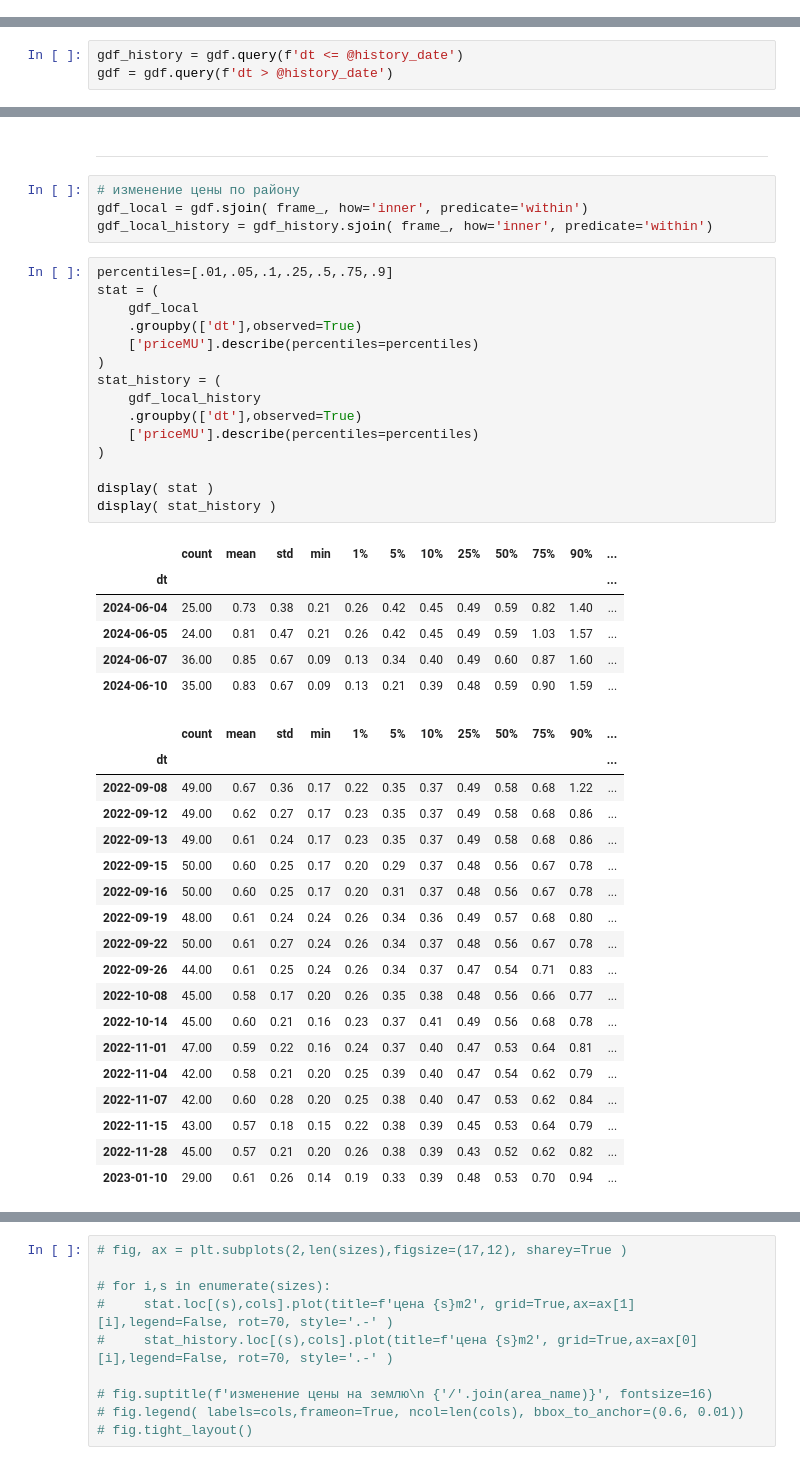
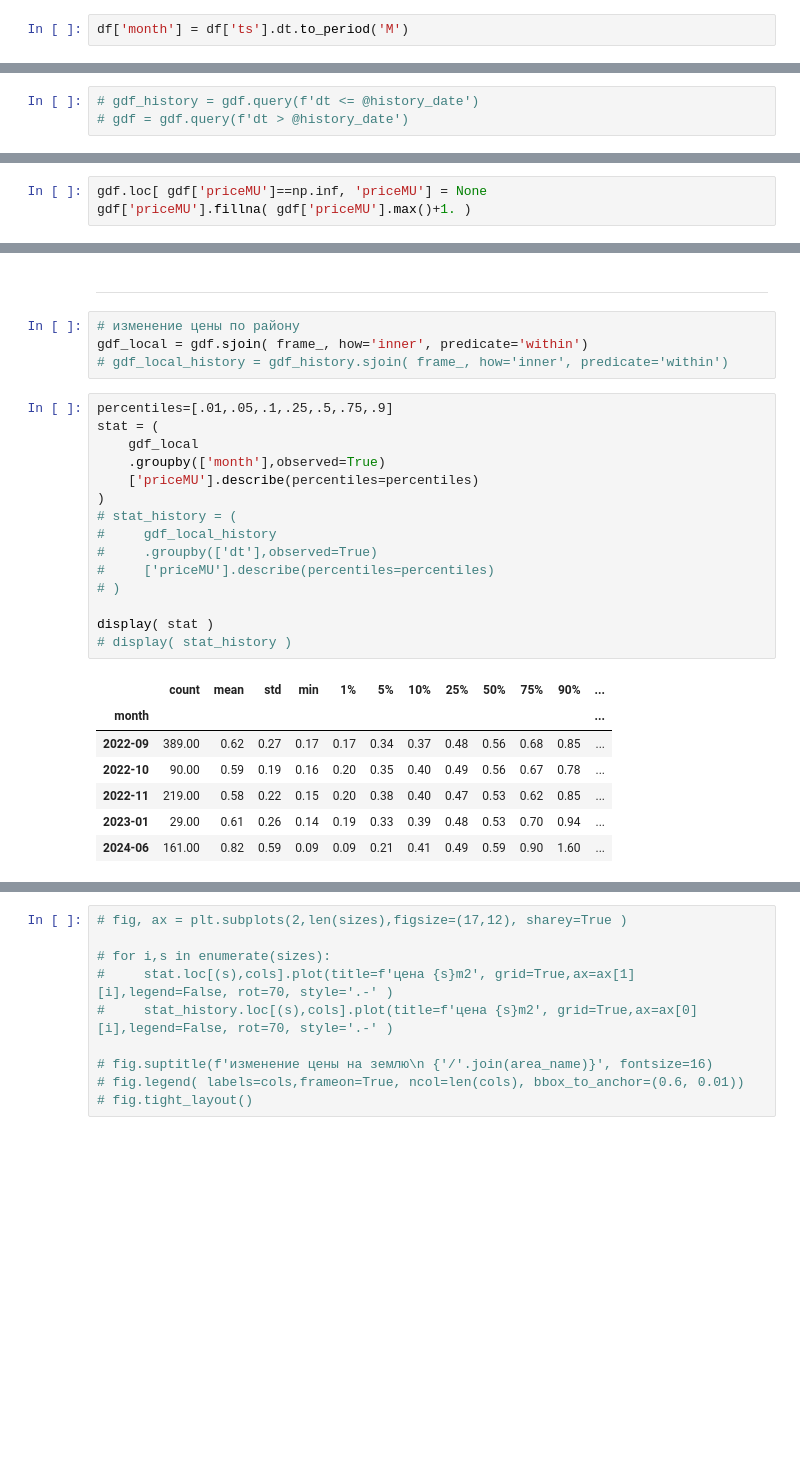
Before and after one commit to smechanoid/avito-parser, a Jupyter notebook: 06b-analysis-land-unit.ipynb, the cells around one changed output, grey strips where cells are left out. Drawn from its saved outputs; the diff is of its cells as text; blank space fills up the shorter version.

```diff
--- a/06b-analysis-land-unit.ipynb
+++ b/06b-analysis-land-unit.ipynb
@@ -72,3 +72,5 @@ del df_
+# %%
+df['month'] = df['ts'].dt.to_period('M')
 # %%
 display( len(df) )
 df = df.query('priceM>1e-3').reset_index(drop=True)
@@ -164,4 +166,4 @@ datetime.date(2024, 6, 10)
 # %%
-gdf_history = gdf.query(f'dt <= @history_date')
-gdf = gdf.query(f'dt > @history_date')
+# gdf_history = gdf.query(f'dt <= @history_date')
+# gdf = gdf.query(f'dt > @history_date')
 # %%
@@ -222,0 +226,3 @@ gdf.query('place=="sevastopol"')[['title','address','priceM','geometry']].sample
+# %%
+gdf.loc[ gdf['priceMU']==np.inf, 'priceMU'] = None
+gdf['priceMU'].fillna( gdf['priceMU'].max()+1. )
@@ -495,44 +504,27 @@ gdf_[['title','priceM','address','geometry']].explore( legend=False)
 # %%
 # изменение цены по району
 gdf_local = gdf.sjoin( frame_, how='inner', predicate='within')
-gdf_local_history = gdf_history.sjoin( frame_, how='inner', predicate='within')
+# gdf_local_history = gdf_history.sjoin( frame_, how='inner', predicate='within')
 # %%
 percentiles=[.01,.05,.1,.25,.5,.75,.9]
 stat = (
     gdf_local
-    .groupby(['dt'],observed=True)
+    .groupby(['month'],observed=True)
     ['priceMU'].describe(percentiles=percentiles)
 )
-stat_history = (
-    gdf_local_history
-    .groupby(['dt'],observed=True)
-    ['priceMU'].describe(percentiles=percentiles)
-)
+# stat_history = (
+#     gdf_local_history
+#     .groupby(['dt'],observed=True)
+#     ['priceMU'].describe(percentiles=percentiles)
+# )
 
 display( stat )
-display( stat_history )
+# display( stat_history )
 # %% [output]
 |  | count | mean | std | min | 1% | 5% | 10% | 25% | 50% | 75% | 90% | ... |
-| dt |  |  |  |  |  |  |  |  |  |  |  | ... |
-| 2024-06-04 | 25.00 | 0.73 | 0.38 | 0.21 | 0.26 | 0.42 | 0.45 | 0.49 | 0.59 | 0.82 | 1.40 | ... |
-| 2024-06-05 | 24.00 | 0.81 | 0.47 | 0.21 | 0.26 | 0.42 | 0.45 | 0.49 | 0.59 | 1.03 | 1.57 | ... |
-| 2024-06-07 | 36.00 | 0.85 | 0.67 | 0.09 | 0.13 | 0.34 | 0.40 | 0.49 | 0.60 | 0.87 | 1.60 | ... |
-| 2024-06-10 | 35.00 | 0.83 | 0.67 | 0.09 | 0.13 | 0.21 | 0.39 | 0.48 | 0.59 | 0.90 | 1.59 | ... |
+| month |  |  |  |  |  |  |  |  |  |  |  | ... |
+| 2022-09 | 389.00 | 0.62 | 0.27 | 0.17 | 0.17 | 0.34 | 0.37 | 0.48 | 0.56 | 0.68 | 0.85 | ... |
+| 2022-10 | 90.00 | 0.59 | 0.19 | 0.16 | 0.20 | 0.35 | 0.40 | 0.49 | 0.56 | 0.67 | 0.78 | ... |
+| 2022-11 | 219.00 | 0.58 | 0.22 | 0.15 | 0.20 | 0.38 | 0.40 | 0.47 | 0.53 | 0.62 | 0.85 | ... |
+| 2023-01 | 29.00 | 0.61 | 0.26 | 0.14 | 0.19 | 0.33 | 0.39 | 0.48 | 0.53 | 0.70 | 0.94 | ... |
+| 2024-06 | 161.00 | 0.82 | 0.59 | 0.09 | 0.09 | 0.21 | 0.41 | 0.49 | 0.59 | 0.90 | 1.60 | ... |
-|  | count | mean | std | min | 1% | 5% | 10% | 25% | 50% | 75% | 90% | ... |
-| dt |  |  |  |  |  |  |  |  |  |  |  | ... |
-| 2022-09-08 | 49.00 | 0.67 | 0.36 | 0.17 | 0.22 | 0.35 | 0.37 | 0.49 | 0.58 | 0.68 | 1.22 | ... |
-| 2022-09-12 | 49.00 | 0.62 | 0.27 | 0.17 | 0.23 | 0.35 | 0.37 | 0.49 | 0.58 | 0.68 | 0.86 | ... |
-| 2022-09-13 | 49.00 | 0.61 | 0.24 | 0.17 | 0.23 | 0.35 | 0.37 | 0.49 | 0.58 | 0.68 | 0.86 | ... |
-| 2022-09-15 | 50.00 | 0.60 | 0.25 | 0.17 | 0.20 | 0.29 | 0.37 | 0.48 | 0.56 | 0.67 | 0.78 | ... |
-| 2022-09-16 | 50.00 | 0.60 | 0.25 | 0.17 | 0.20 | 0.31 | 0.37 | 0.48 | 0.56 | 0.67 | 0.78 | ... |
-| 2022-09-19 | 48.00 | 0.61 | 0.24 | 0.24 | 0.26 | 0.34 | 0.36 | 0.49 | 0.57 | 0.68 | 0.80 | ... |
-| 2022-09-22 | 50.00 | 0.61 | 0.27 | 0.24 | 0.26 | 0.34 | 0.37 | 0.48 | 0.56 | 0.67 | 0.78 | ... |
-| 2022-09-26 | 44.00 | 0.61 | 0.25 | 0.24 | 0.26 | 0.34 | 0.37 | 0.47 | 0.54 | 0.71 | 0.83 | ... |
-| 2022-10-08 | 45.00 | 0.58 | 0.17 | 0.20 | 0.26 | 0.35 | 0.38 | 0.48 | 0.56 | 0.66 | 0.77 | ... |
-| 2022-10-14 | 45.00 | 0.60 | 0.21 | 0.16 | 0.23 | 0.37 | 0.41 | 0.49 | 0.56 | 0.68 | 0.78 | ... |
-| 2022-11-01 | 47.00 | 0.59 | 0.22 | 0.16 | 0.24 | 0.37 | 0.40 | 0.47 | 0.53 | 0.64 | 0.81 | ... |
-| 2022-11-04 | 42.00 | 0.58 | 0.21 | 0.20 | 0.25 | 0.39 | 0.40 | 0.47 | 0.54 | 0.62 | 0.79 | ... |
-| 2022-11-07 | 42.00 | 0.60 | 0.28 | 0.20 | 0.25 | 0.38 | 0.40 | 0.47 | 0.53 | 0.62 | 0.84 | ... |
-| 2022-11-15 | 43.00 | 0.57 | 0.18 | 0.15 | 0.22 | 0.38 | 0.39 | 0.45 | 0.53 | 0.64 | 0.79 | ... |
-| 2022-11-28 | 45.00 | 0.57 | 0.21 | 0.20 | 0.26 | 0.38 | 0.39 | 0.43 | 0.52 | 0.62 | 0.82 | ... |
-| 2023-01-10 | 29.00 | 0.61 | 0.26 | 0.14 | 0.19 | 0.33 | 0.39 | 0.48 | 0.53 | 0.70 | 0.94 | ... |
```
Also changed, not shown: parts of 23 cells of this notebook, 1 other file.
